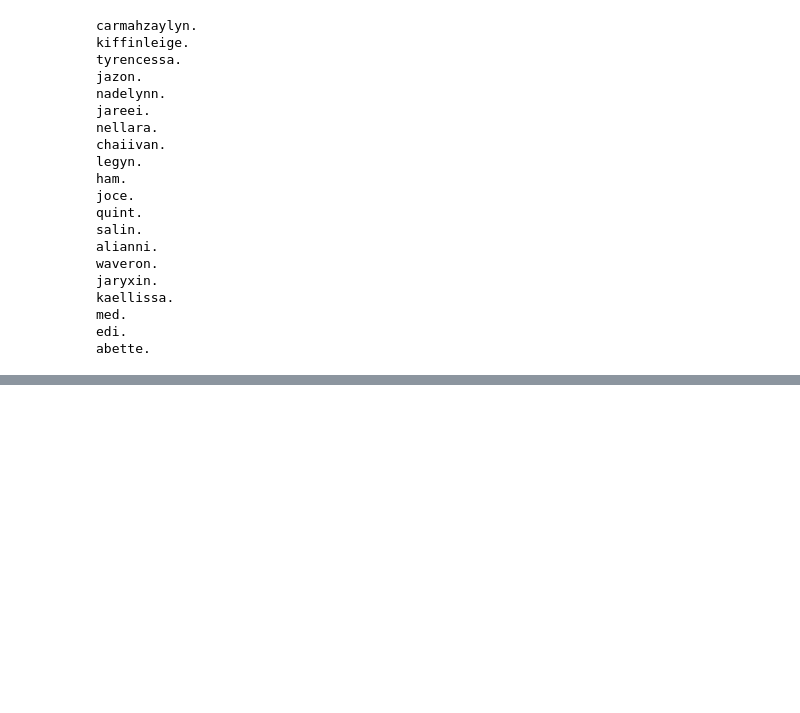
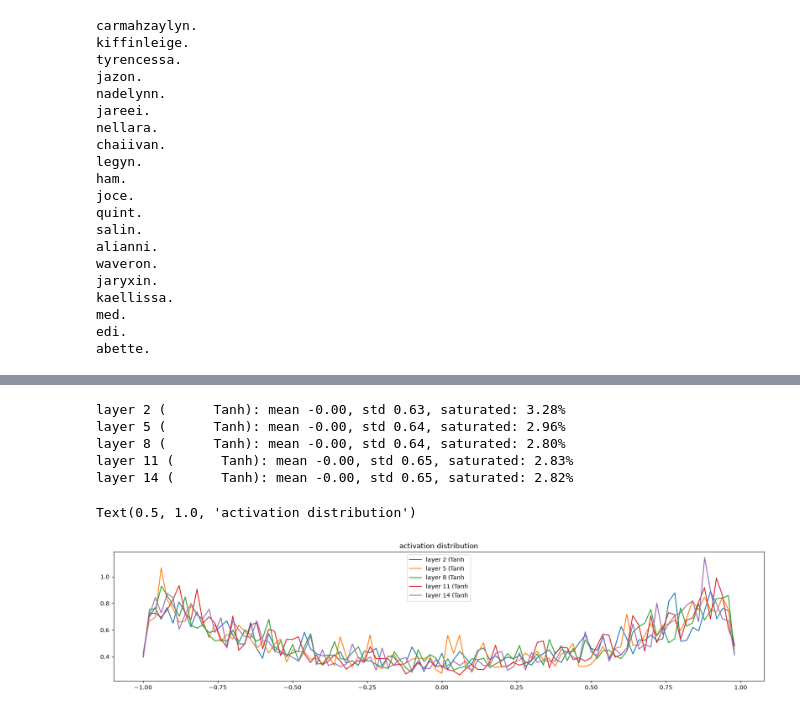
Before and after one commit to Dora-19/dora-yz50, a Jupyter notebook: week_4/video2_follow.ipynb, the cells around one changed output, grey strips where cells are left out. Saved outputs shown, nothing was run; the diff lists cells and outputs as text; code cells hidden in the pictures; blank space fills up the shorter version.

```diff
--- a/week_4/video2_follow.ipynb
+++ b/week_4/video2_follow.ipynb
@@ -66,12 +66,14 @@ n_hidden = 200 # the number of neurons in the hidden layer of the MLP
 g = torch.Generator().manual_seed(2147483647) # for reproducibility
 C  = torch.randn((vocab_size, n_embd),            generator=g)
 W1 = torch.randn((n_embd * block_size, n_hidden), generator=g) * (5/3)/((n_embd * block_size)**0.5) #* 0.2  #n_embd * block_size = fen in. nöronun gelen baglanti sayısı
-b1 = torch.randn(n_hidden,                        generator=g) * 0.01
+#b1 = torch.randn(n_hidden,                        generator=g) * 0.01
 W2 = torch.randn((n_hidden, vocab_size),          generator=g) * 0.01
 b2 = torch.randn(vocab_size,                      generator=g) * 0
 
 bngain = torch.ones((1, n_hidden))
 bnbias = torch.zeros((1, n_hidden))
+bnmean_running = torch.zeros((1, n_hidden))
+bnstdi_running = torch.ones((1, n_hidden))
 
 parameters = [C, W1, b1, W2, b2, bngain, bnbias]
 print(sum(p.nelement() for p in parameters)) # number of parameters in total
@@ -103,8 +105,15 @@ for i in range(max_steps):
   emb = C[Xb] # embed the characters into vectors
   embcat = emb.view(emb.shape[0], -1) # concatenate the vectors
   # Linear layer
-  hpreact = embcat @ W1 + b1 # hidden layer pre-activation
-  hpreact = bngain * (hpreact - hpreact.mean(0, keepdim=True)) / hpreact.std(0, keepdim=True) + bnbias #batch normalisation
+  hpreact = embcat @ W1 + #b1 # hidden layer pre-activation
+  bnmeani = hpreact.mean(0, keepdim=True)
+  bnstdi = hpreact.std(0, keepdim=True)
+  hpreact = bngain * (hpreact - bnmeani) / bnstdi + bnbias #batch normalisation
+
+  with torch.no_grad():
+    bnmean_running = 0.999 * bnmean_running + 0.001 * bnmeani
+    bnstdi_running = 0.999 * bnstdi_running + 0.001 * bnstdi
+
   h = torch.tanh(hpreact) # hidden layer
   logits = h @ W2 + b2 # output layer
   loss = F.cross_entropy(logits, Yb) # loss function
@@ -163,3 +172,14 @@ plt.plot(lossi)
 # %% [output]
 [<matplotlib.lines.Line2D at 0x...>]
 [figure]
+# %%
+#calibrate the barch norm at the end of training
+
+with torch.no_grad():
+    # pass the entire training set through the network
+    emb = C[Xtr] # embed the characters into vectors
+    embcat = emb.view(emb.shape[0], -1) # concatenate the vectors
+    hpreact = embcat @ W1 + b1 # hidden layer pre-activation
+    # meaure the mean/std over the entire training set
+    bnmean = hpreact.mean(0, keepdim=True)
+    bnstd = hpreact.std(0, keepdim=True)
@@ -232,0 +436,21 @@ abette.
+# %%
+# visualize histograms
+plt.figure(figsize=(20, 4)) # width and height of the plot
+legends = []
+for i, layer in enumerate(layers[:-1]): # note: exclude the output layer
+  if isinstance(layer, Tanh):
+    t = layer.out
+    print('layer %d (%10s): mean %+.2f, std %.2f, saturated: %.2f%%' % (i, layer.__class__.__name__, t.mean(), t.std(), (t.abs() > 0.97).float().mean()*100))
+    hy, hx = torch.histogram(t, density=True)
+    plt.plot(hx[:-1].detach(), hy.detach())
+    legends.append(f'layer {i} ({layer.__class__.__name__}')
+plt.legend(legends);
+plt.title('activation distribution')
+# %% [output]
+layer 2 (      Tanh): mean -0.00, std 0.63, saturated: 3.28%
+layer 5 (      Tanh): mean -0.00, std 0.64, saturated: 2.96%
+layer 8 (      Tanh): mean -0.00, std 0.64, saturated: 2.80%
+layer 11 (      Tanh): mean -0.00, std 0.65, saturated: 2.83%
+layer 14 (      Tanh): mean -0.00, std 0.65, saturated: 2.82%
+Text(0.5, 1.0, 'activation distribution')
+[figure, added]
```
Also changed, not shown: parts of 11 cells of this notebook, 1 other file.
